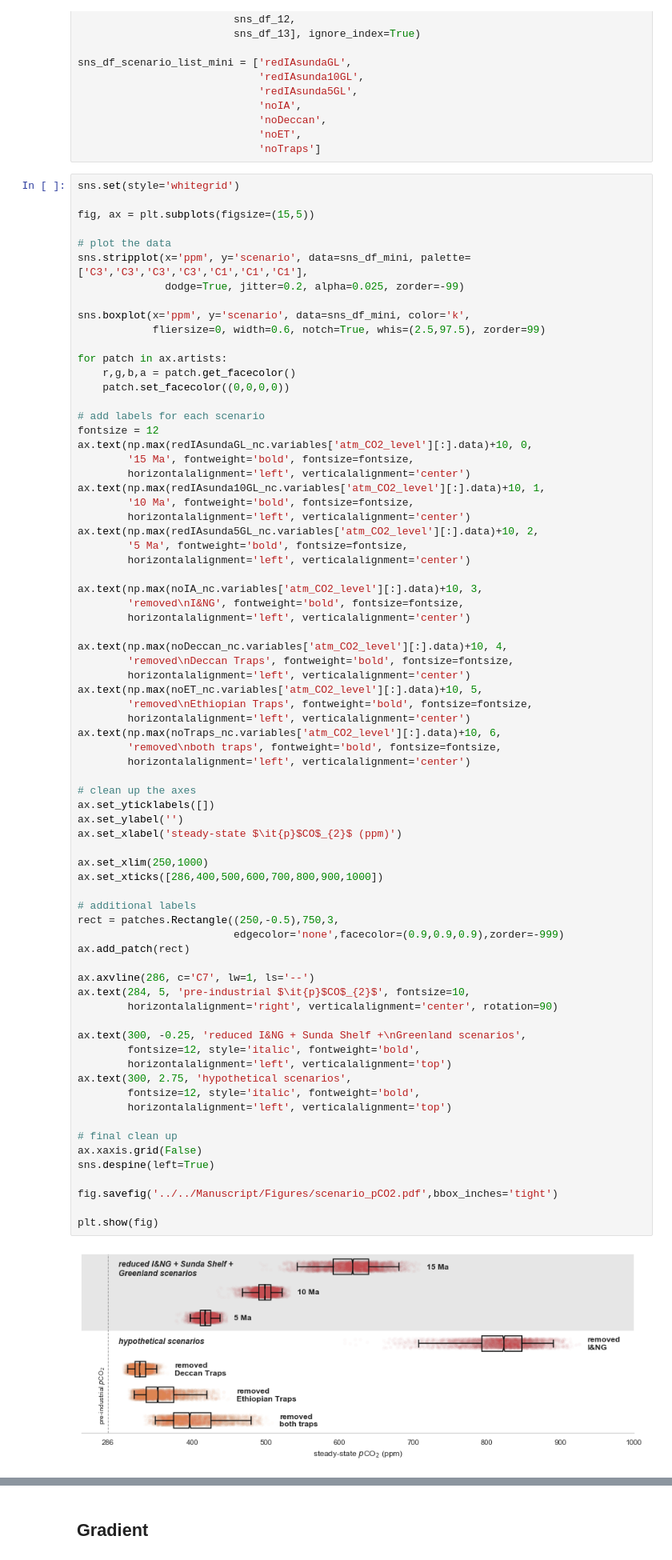
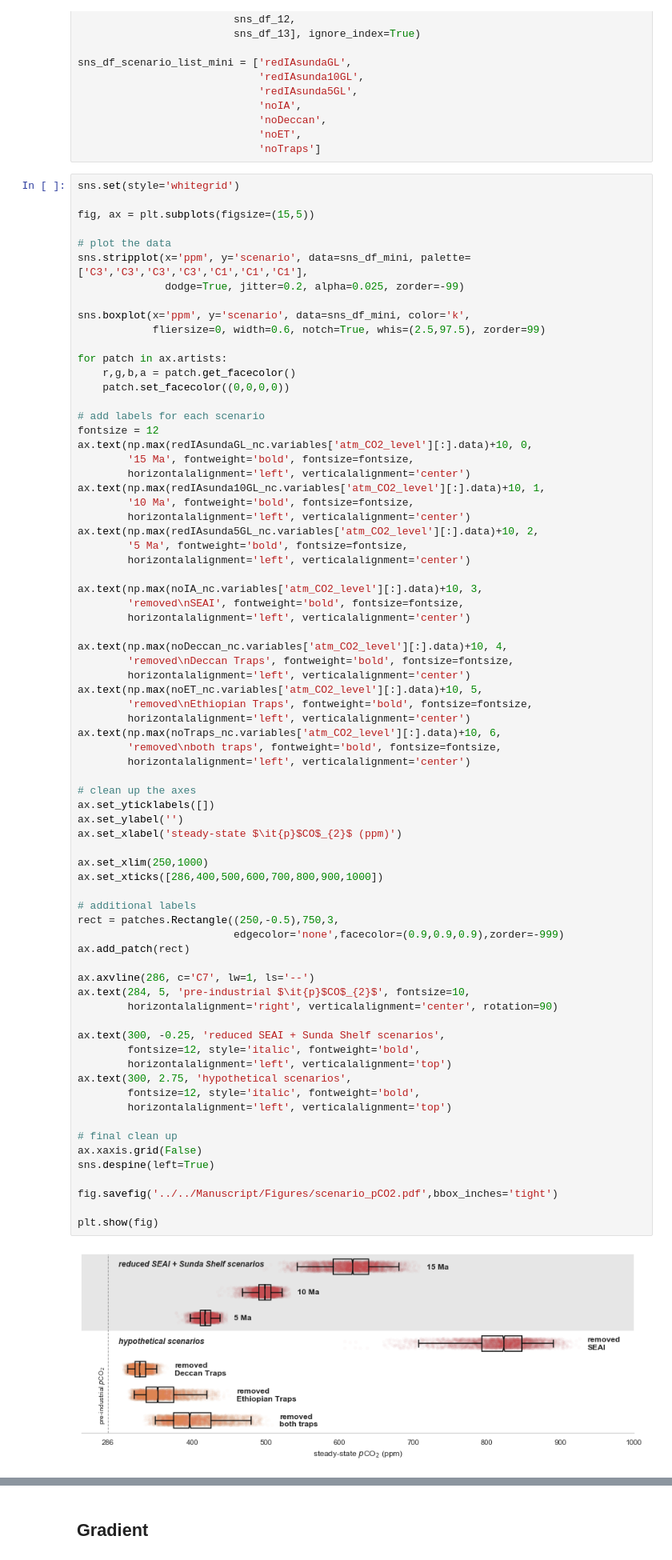
Before and after one commit to Swanson-Hysell-Group/GEOCLIM_Modern, a Jupyter notebook: Code/Notebooks/scenario_analysis.ipynb, the cells around one changed output, grey strips where cells are left out. Shown at 80% size. Drawn from its saved outputs; the diff is of its cells as text.

Commit message:
change ING to SEAI

```diff
--- a/Code/Notebooks/scenario_analysis.ipynb
+++ b/Code/Notebooks/scenario_analysis.ipynb
@@ -849,7 +849,7 @@ ax.text(np.max(redIAsunda5GL_nc.variables['atm_CO2_level'][:].data)+10, 2,
         horizontalalignment='left', verticalalignment='center')
 
 ax.text(np.max(noIA_nc.variables['atm_CO2_level'][:].data)+10, 3,
-        'removed\nI&NG', fontweight='bold', fontsize=fontsize,
+        'removed\nSEAI', fontweight='bold', fontsize=fontsize,
         horizontalalignment='left', verticalalignment='center')
 
 ax.text(np.max(noDeccan_nc.variables['atm_CO2_level'][:].data)+10, 4,
@@ -866,35 +866,35 @@ ax.text(np.max(noTraps_nc.variables['atm_CO2_level'][:].data)+10, 6,
 ax.set_yticklabels([])
 ax.set_ylabel('')
 ax.set_xlabel('steady-state $\it{p}$CO$_{2}$ (ppm)')
 
 ax.set_xlim(250,1000)
 ax.set_xticks([286,400,500,600,700,800,900,1000])
 
 # additional labels
 rect = patches.Rectangle((250,-0.5),750,3,
                          edgecolor='none',facecolor=(0.9,0.9,0.9),zorder=-999)
 ax.add_patch(rect)
 
 ax.axvline(286, c='C7', lw=1, ls='--')
 ax.text(284, 5, 'pre-industrial $\it{p}$CO$_{2}$', fontsize=10,
         horizontalalignment='right', verticalalignment='center', rotation=90)
 
-ax.text(300, -0.25, 'reduced I&NG + Sunda Shelf +\nGreenland scenarios',
+ax.text(300, -0.25, 'reduced SEAI + Sunda Shelf scenarios',
         fontsize=12, style='italic', fontweight='bold',
         horizontalalignment='left', verticalalignment='top')
 ax.text(300, 2.75, 'hypothetical scenarios',
         fontsize=12, style='italic', fontweight='bold',
         horizontalalignment='left', verticalalignment='top')
 
 # final clean up
 ax.xaxis.grid(False)
 sns.despine(left=True)
 
 fig.savefig('../../Manuscript/Figures/scenario_pCO2.pdf',bbox_inches='tight')
 
 plt.show(fig)
 # %% [output]
-[figure, old version]
+[figure, new version]
 # %%
 sns_df_time = pd.concat([sns_df_1,
                          sns_df_2,
```
Also changed, not shown: parts of 1 cell of this notebook, 6 other files.
